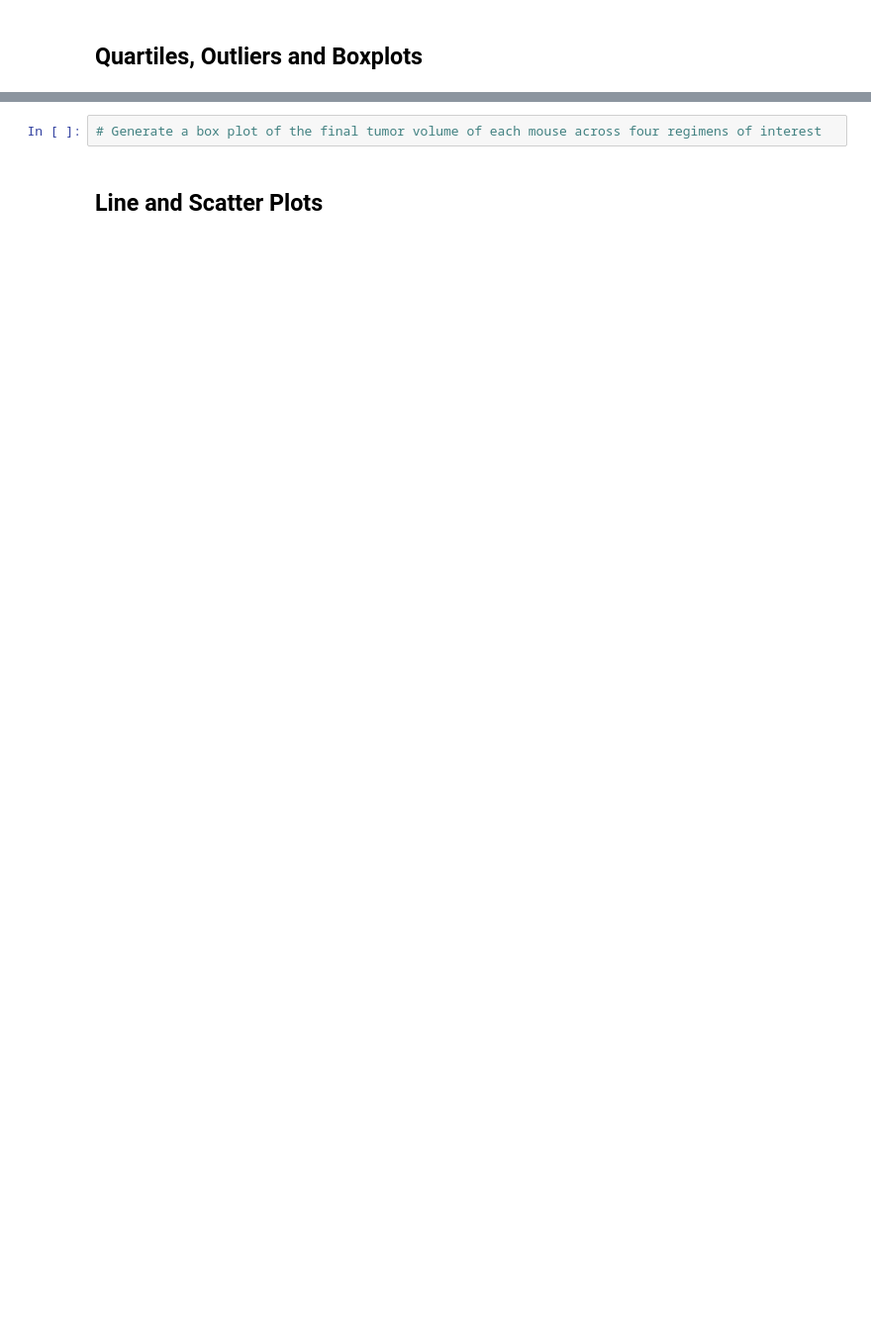
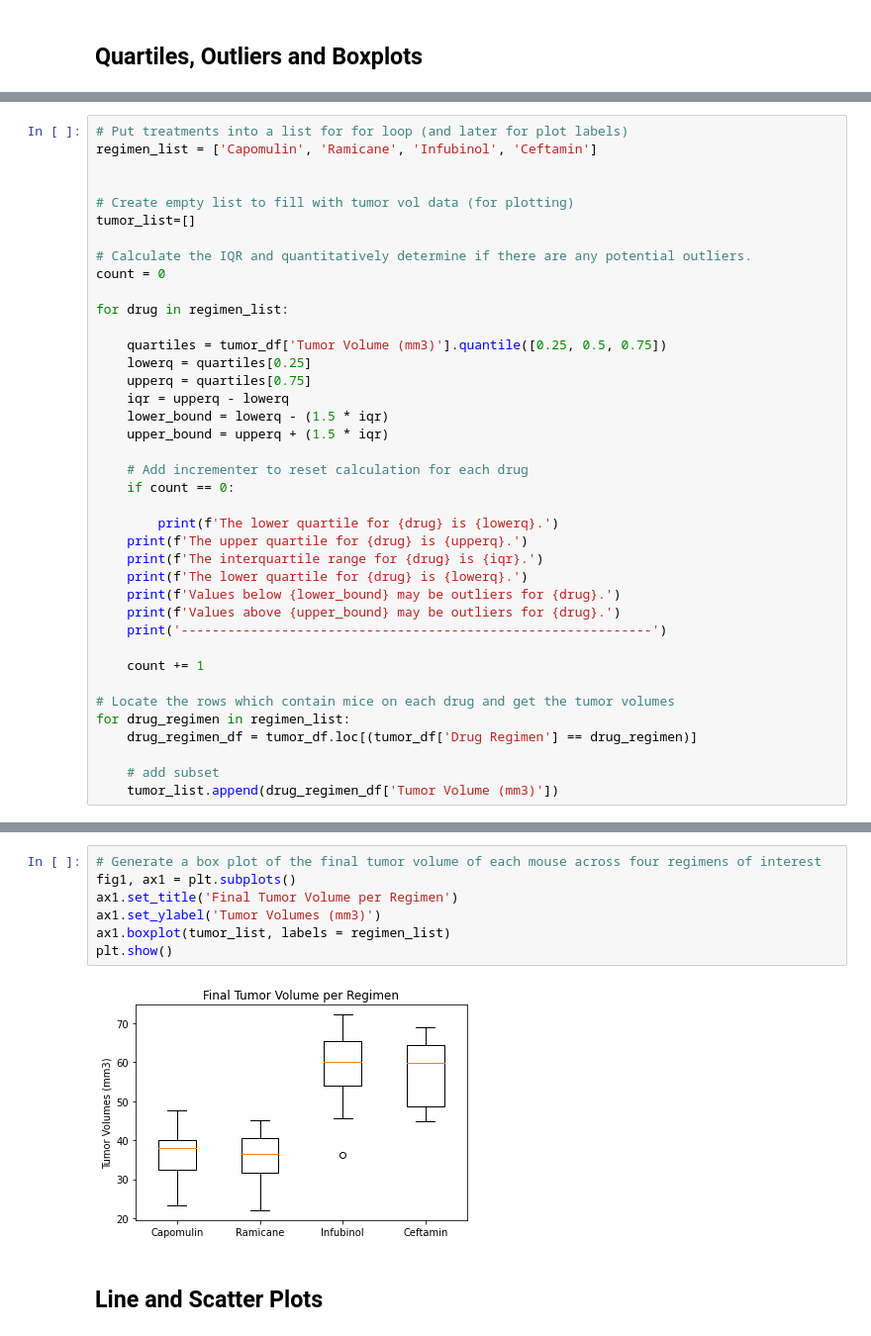
Before and after one commit to jonkwiatkowski/Matplotlib, a Jupyter notebook: Pymaceuticals/pymaceuticals.ipynb, the cells around one changed output, grey strips where cells are left out. Shown at 99% size. Drawn from its saved outputs; the diff is of its cells as text; blank space fills up the shorter version.

```diff
--- a/Pymaceuticals/pymaceuticals.ipynb
+++ b/Pymaceuticals/pymaceuticals.ipynb
@@ -205,0 +241,39 @@ plt.show()
+# %%
+# Put treatments into a list for for loop (and later for plot labels)
+regimen_list = ['Capomulin', 'Ramicane', 'Infubinol', 'Ceftamin']
+
+
+# Create empty list to fill with tumor vol data (for plotting)
+tumor_list=[]
+
+# Calculate the IQR and quantitatively determine if there are any potential outliers.
+count = 0
+
+for drug in regimen_list:
+
+    quartiles = tumor_df['Tumor Volume (mm3)'].quantile([0.25, 0.5, 0.75])
+    lowerq = quartiles[0.25]
+    upperq = quartiles[0.75]
+    iqr = upperq - lowerq
+    lower_bound = lowerq - (1.5 * iqr)
+    upper_bound = upperq + (1.5 * iqr)
+
+    # Add incrementer to reset calculation for each drug
+    if count == 0:
+
+        print(f'The lower quartile for {drug} is {lowerq}.')
+    print(f'The upper quartile for {drug} is {upperq}.')
+    print(f'The interquartile range for {drug} is {iqr}.')
+    print(f'The lower quartile for {drug} is {lowerq}.')
+    print(f'Values below {lower_bound} may be outliers for {drug}.')
+    print(f'Values above {upper_bound} may be outliers for {drug}.')
+    print('-------------------------------------------------------------')
+
+    count += 1
+
+# Locate the rows which contain mice on each drug and get the tumor volumes
+for drug_regimen in regimen_list:
+    drug_regimen_df = tumor_df.loc[(tumor_df['Drug Regimen'] == drug_regimen)]
+
+    # add subset
+    tumor_list.append(drug_regimen_df['Tumor Volume (mm3)'])
@@ -206,4 +298,11 @@ plt.show()
 # %%
 # Generate a box plot of the final tumor volume of each mouse across four regimens of interest
+fig1, ax1 = plt.subplots()
+ax1.set_title('Final Tumor Volume per Regimen')
+ax1.set_ylabel('Tumor Volumes (mm3)')
+ax1.boxplot(tumor_list, labels = regimen_list)
+plt.show()
+# %% [output]
+[figure, added]
 # %% [markdown]
 ## Line and Scatter Plots
```
Also changed, not shown: parts of 17 cells of this notebook.
